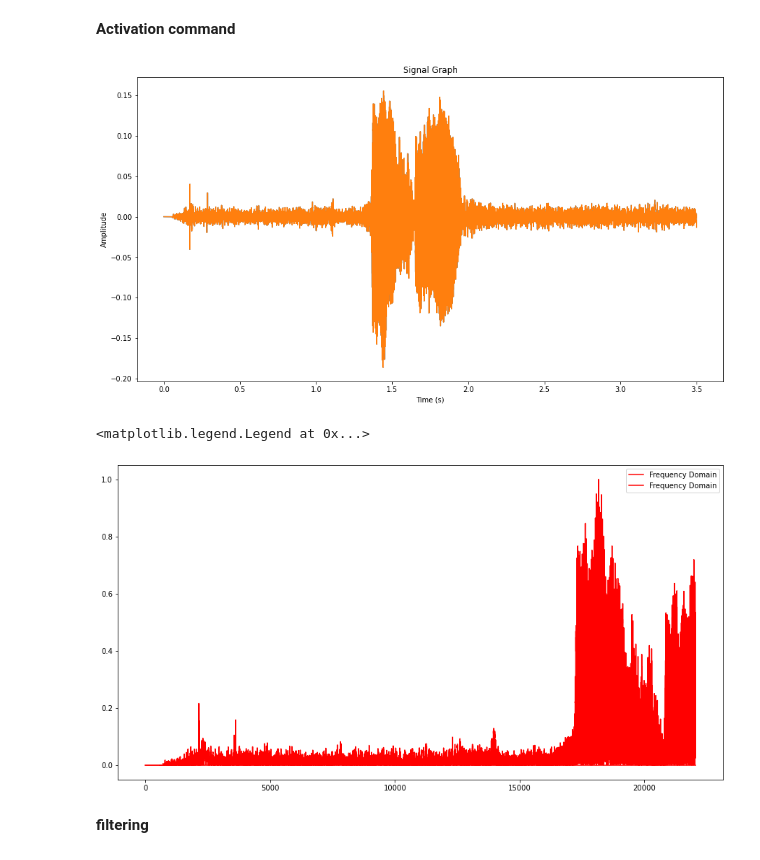
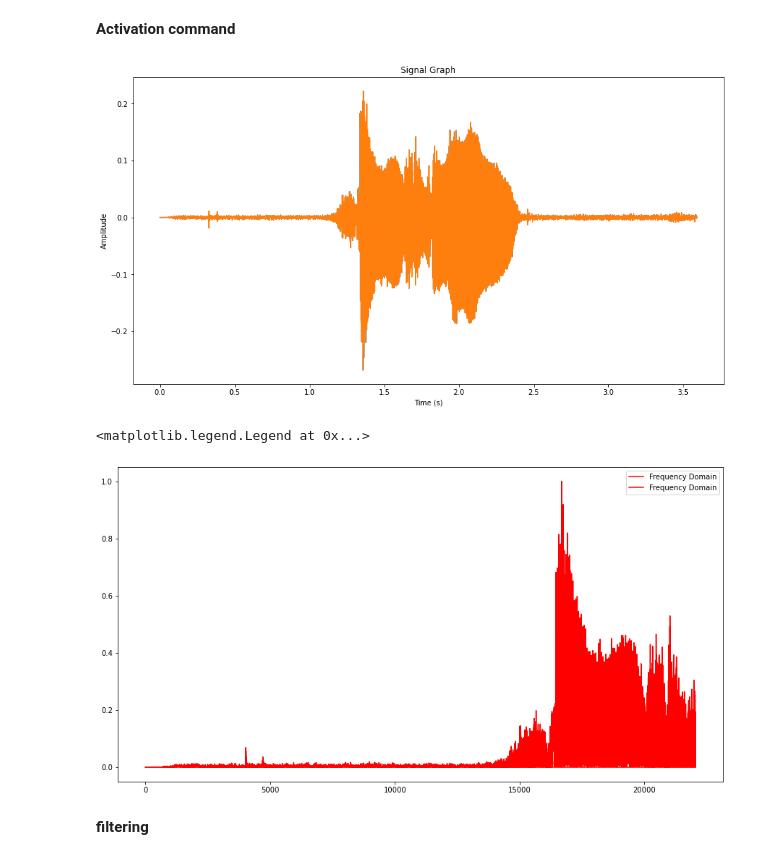
Before and after one commit to IngridSin/COMP3516_Proj, a Jupyter notebook: ingrid.ipynb, the cells around one changed output. Drawn from its saved outputs; the diff is of its cells as text; code cells hidden in the pictures.

```diff
--- a/ingrid.ipynb
+++ b/ingrid.ipynb
@@ -13,34 +13,34 @@ from scipy.ndimage import gaussian_filter1d
 # %%
 
 # set parameters
-filename = "/Users/abbywongny/Desktop/testing.mp4"
+filename = "testing1.mp4"
 
 # read audio file
 audio = mp.AudioFileClip(filename)
 
 # extract audio data and sample rate
-signal = audio.to_soundarray()
+signals = audio.to_soundarray()
 samplerate = audio.fps
 
 # calculate signal duration in seconds
-duration = len(signal) / samplerate
+duration = len(signals) / samplerate
 
 # create time vector
-time = [float(i)/samplerate for i in range(len(signal))]
+time = np.array([float(i)/samplerate for i in range(len(signals))])
 
 # plot signal graph
 plt.figure(figsize = (15,8))
-plt.plot(time, signal)
+plt.plot(time, signals)
 plt.xlabel('Time (s)')
 plt.ylabel('Amplitude')
 plt.title('Signal Graph')
 
 plt.show()
 # %% [output]
-[figure, old version]
+[figure, new version]
 # %%
 
-X = fftpack.fft(signal)
+X = fftpack.fft(signals)
 freq = fftpack.fftfreq(len(X)) * samplerate
 
 X = X[freq>0]
@@ -54,7 +54,7 @@ plt.plot(freq, np.abs(X), color='red', label='Frequency Domain')
 plt.legend()
 # %% [output]
 <matplotlib.legend.Legend at 0x...>
-[figure, old version]
+[figure, new version]
 # %% [markdown]
 <b>filtering</b>
 # %%
```
Also changed, not shown: parts of 19 cells of this notebook, 6 other files.
